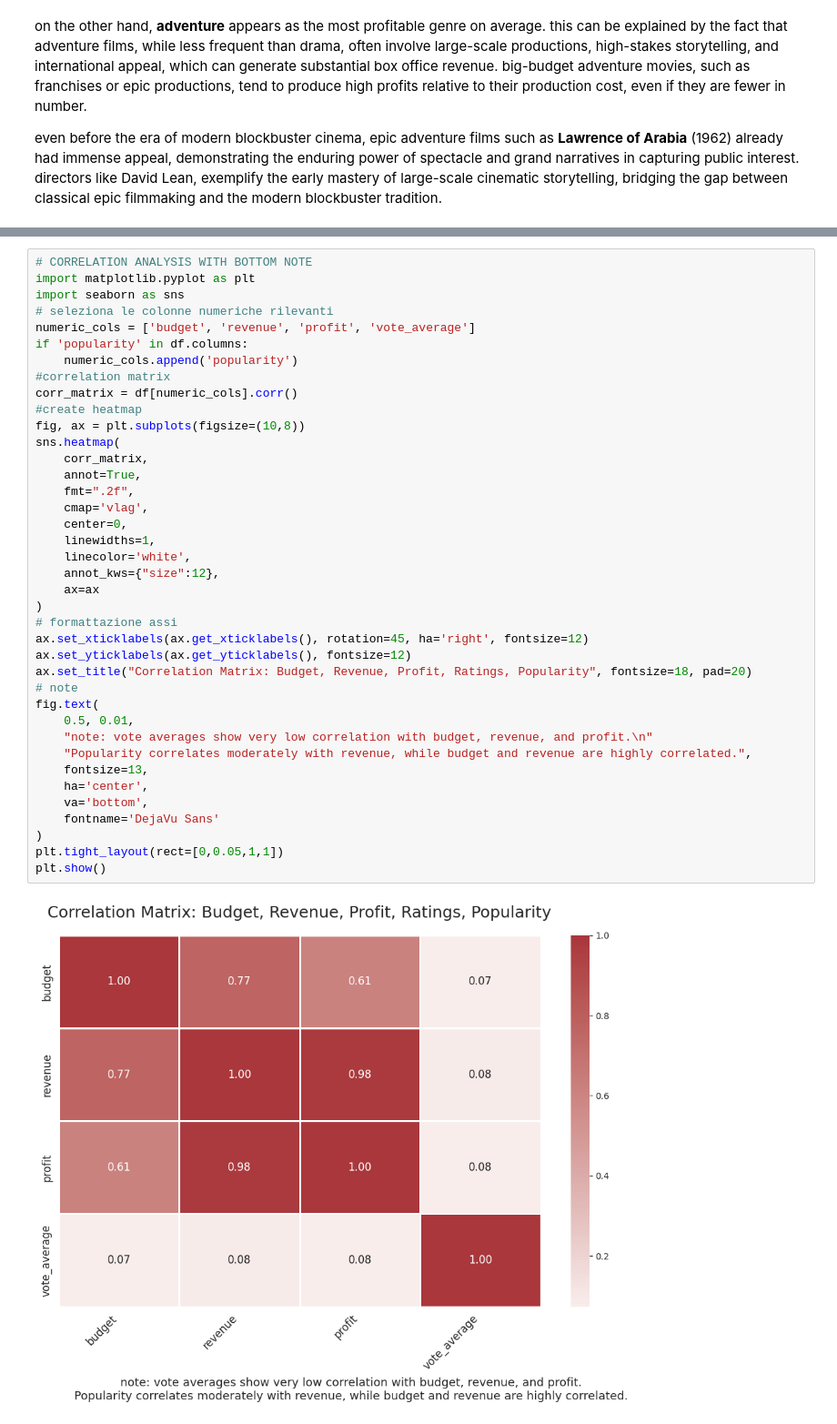
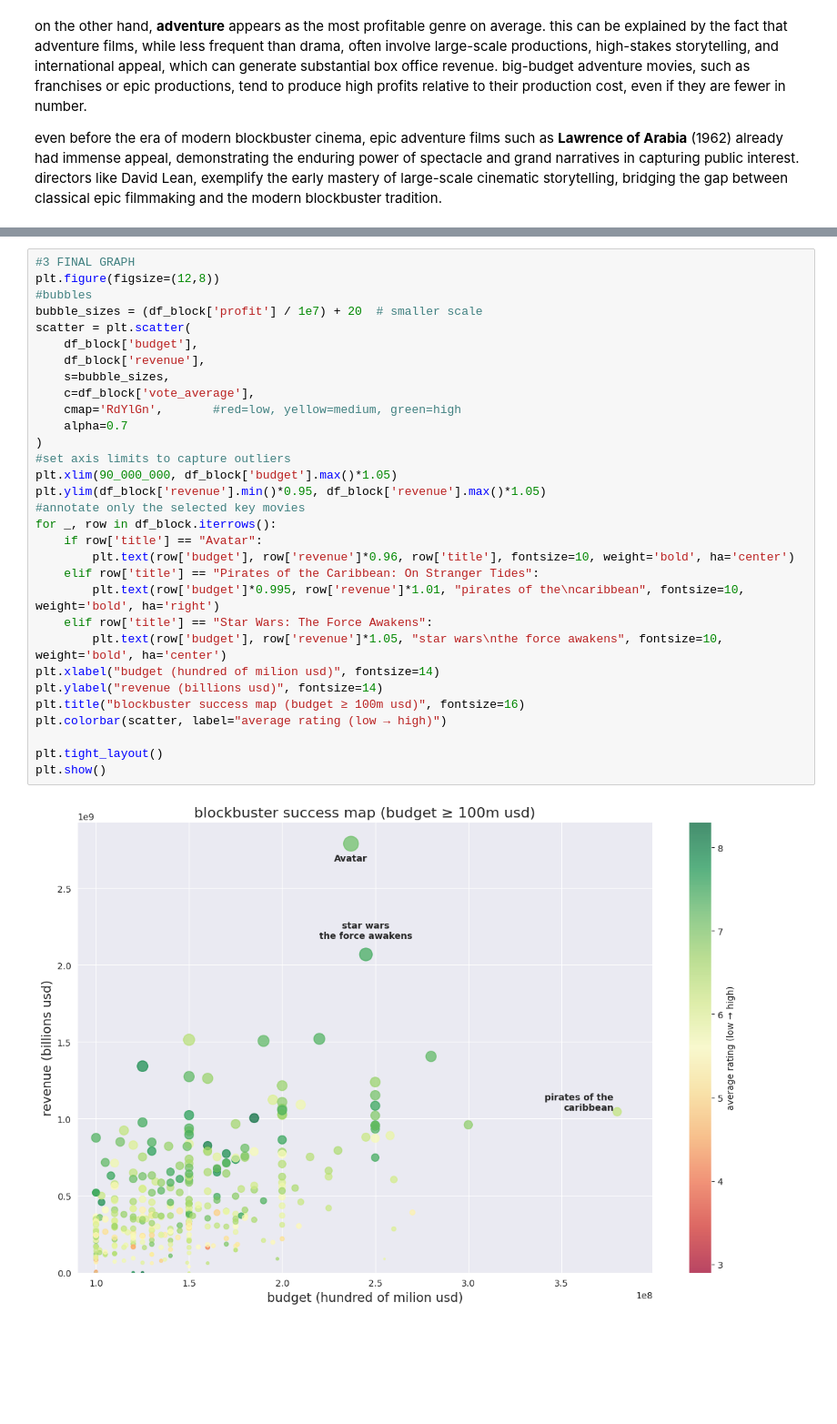
Before and after one commit to keithhown/pythonproject, a Jupyter notebook: notebooks/anatomy_of_a_blockbuster.ipynb, the cells around one changed output, grey strips where cells are left out. Shown at 91% size. Drawn from its saved outputs; the diff is of its cells as text; blank space fills up the shorter version.

Commit message:
final conclusions and graphs, cleaned up .DS_Store files

```diff
--- a/notebooks/anatomy_of_a_blockbuster.ipynb
+++ b/notebooks/anatomy_of_a_blockbuster.ipynb
@@ -376,41 +411,33 @@ plt.show()
 # %%
-# CORRELATION ANALYSIS WITH BOTTOM NOTE
-import matplotlib.pyplot as plt
-import seaborn as sns
-# seleziona le colonne numeriche rilevanti
-numeric_cols = ['budget', 'revenue', 'profit', 'vote_average']
-if 'popularity' in df.columns:
-    numeric_cols.append('popularity')
-#correlation matrix
-corr_matrix = df[numeric_cols].corr()
-#create heatmap
-fig, ax = plt.subplots(figsize=(10,8))
-sns.heatmap(
-    corr_matrix,
-    annot=True,
-    fmt=".2f",
-    cmap='vlag',
-    center=0,
-    linewidths=1,
-    linecolor='white',
-    annot_kws={"size":12},
-    ax=ax
+#3 FINAL GRAPH
+plt.figure(figsize=(12,8))
+#bubbles
+bubble_sizes = (df_block['profit'] / 1e7) + 20  # smaller scale
+scatter = plt.scatter(
+    df_block['budget'],
+    df_block['revenue'],
+    s=bubble_sizes,
+    c=df_block['vote_average'],
+    cmap='RdYlGn',       #red=low, yellow=medium, green=high
+    alpha=0.7
 )
-# formattazione assi
-ax.set_xticklabels(ax.get_xticklabels(), rotation=45, ha='right', fontsize=12)
-ax.set_yticklabels(ax.get_yticklabels(), fontsize=12)
-ax.set_title("Correlation Matrix: Budget, Revenue, Profit, Ratings, Popularity", fontsize=18, pad=20)
-# note
-fig.text(
-    0.5, 0.01,
-    "note: vote averages show very low correlation with budget, revenue, and profit.\n"
-    "Popularity correlates moderately with revenue, while budget and revenue are highly correlated.",
-    fontsize=13,
-    ha='center',
-    va='bottom',
-    fontname='DejaVu Sans'
-)
-plt.tight_layout(rect=[0,0.05,1,1])
+#set axis limits to capture outliers
+plt.xlim(90_000_000, df_block['budget'].max()*1.05)
+plt.ylim(df_block['revenue'].min()*0.95, df_block['revenue'].max()*1.05)
+#annotate only the selected key movies
+for _, row in df_block.iterrows():
+    if row['title'] == "Avatar":
+        plt.text(row['budget'], row['revenue']*0.96, row['title'], fontsize=10, weight='bold', ha='center')
+    elif row['title'] == "Pirates of the Caribbean: On Stranger Tides":
+        plt.text(row['budget']*0.995, row['revenue']*1.01, "pirates of the\ncaribbean", fontsize=10, weight='bold', ha='right')
+    elif row['title'] == "Star Wars: The Force Awakens":
+        plt.text(row['budget'], row['revenue']*1.05, "star wars\nthe force awakens", fontsize=10, weight='bold', ha='center')
+plt.xlabel("budget (hundred of milion usd)", fontsize=14)
+plt.ylabel("revenue (billions usd)", fontsize=14)
+plt.title("blockbuster success map (budget ≥ 100m usd)", fontsize=16)
+plt.colorbar(scatter, label="average rating (low → high)")
+
+plt.tight_layout()
 plt.show()
 # %% [output]
-[figure, old version]
+[figure, new version]
```
Also changed, not shown: parts of 14 cells of this notebook.
